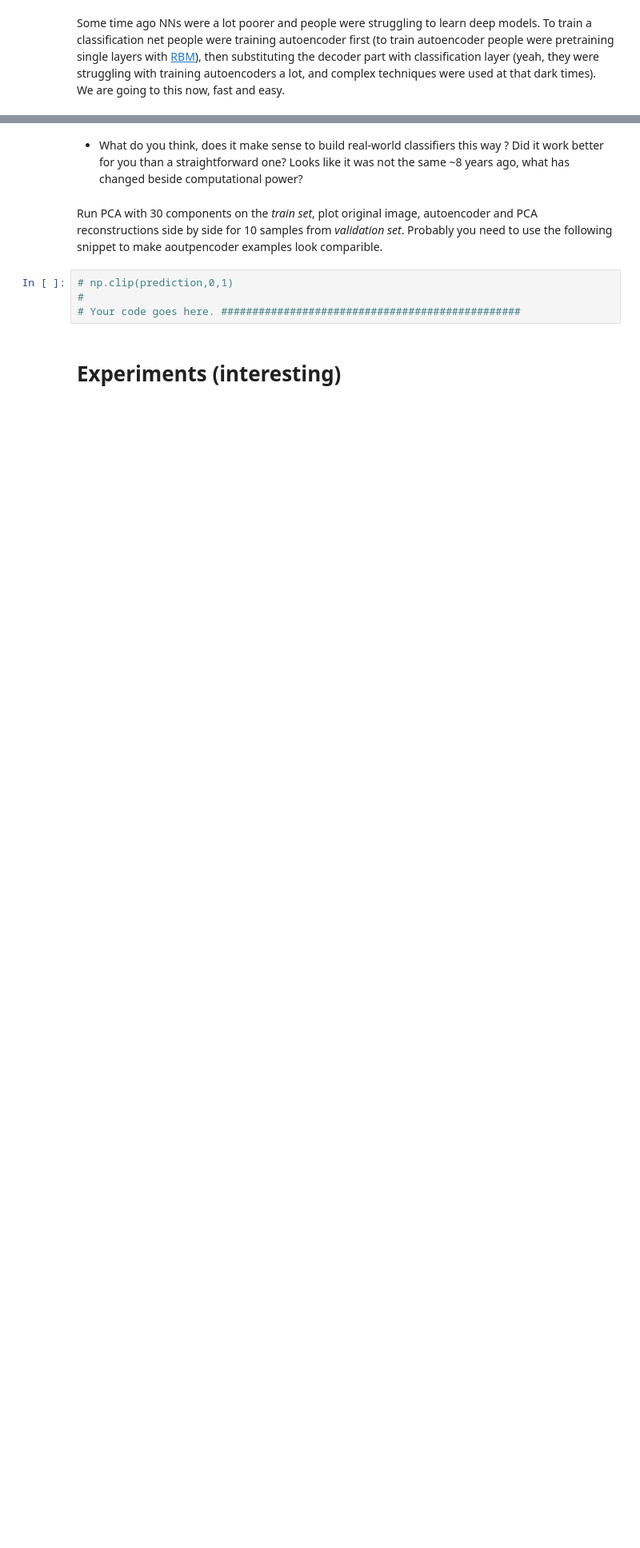
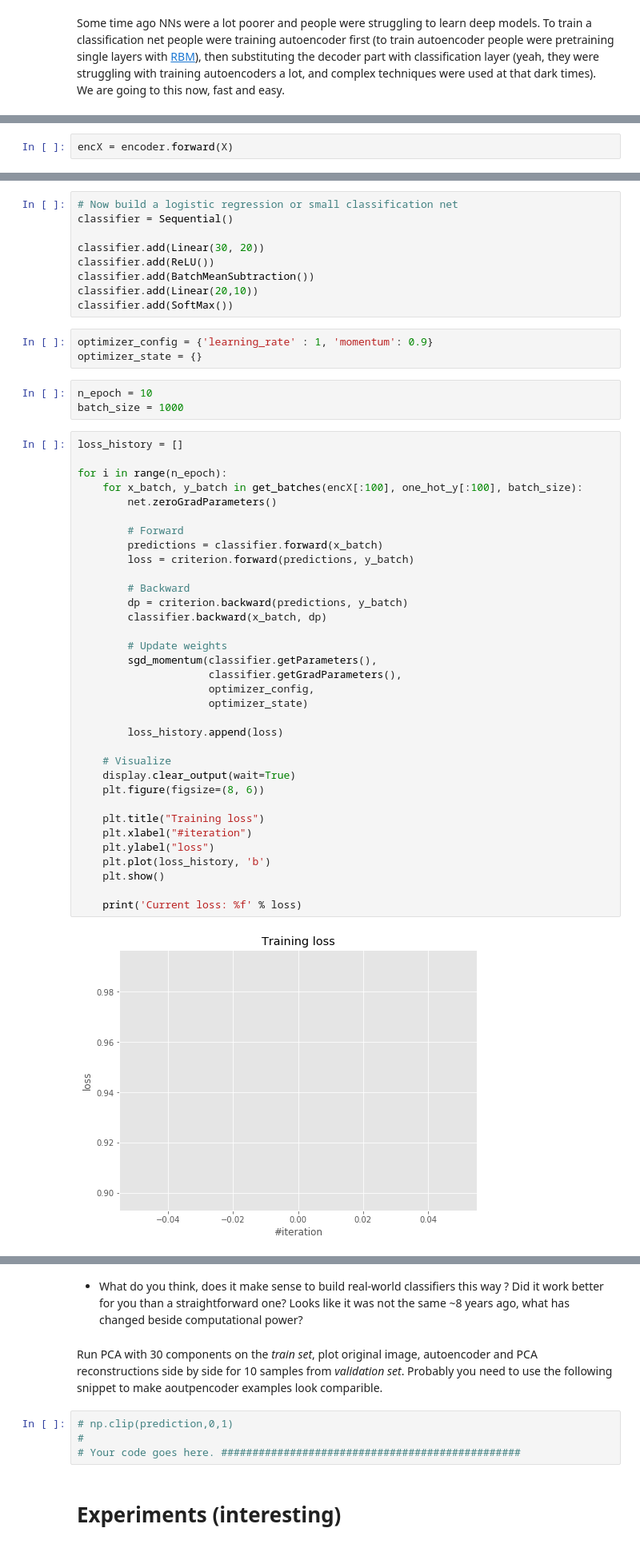
Before and after one commit to hov1417/NNHomework, a Jupyter notebook: session1/assignment2_main.ipynb, the cells around one changed output, grey strips where cells are left out. Shown at 80% size. Drawn from its saved outputs; the diff is of its cells as text; blank space fills up the shorter version.

```diff
--- a/session1/assignment2_main.ipynb
+++ b/session1/assignment2_main.ipynb
@@ -511,0 +723,2 @@ Some time ago NNs were a lot poorer and people were struggling to learn deep mod
+# %%
+encX = encoder.forward(X)
@@ -511,0 +741,51 @@ Some time ago NNs were a lot poorer and people were struggling to learn deep mod
+# %%
+# Now build a logistic regression or small classification net
+classifier = Sequential()
+
+classifier.add(Linear(30, 20))
+classifier.add(ReLU())
+classifier.add(BatchMeanSubtraction())
+classifier.add(Linear(20,10))
+classifier.add(SoftMax())
+# %%
+optimizer_config = {'learning_rate' : 1, 'momentum': 0.9}
+optimizer_state = {}
+# %%
+n_epoch = 10
+batch_size = 1000
+# %%
+loss_history = []
+
+for i in range(n_epoch):
+    for x_batch, y_batch in get_batches(encX[:100], one_hot_y[:100], batch_size):
+        net.zeroGradParameters()
+
+        # Forward
+        predictions = classifier.forward(x_batch)
+        loss = criterion.forward(predictions, y_batch)
+
+        # Backward
+        dp = criterion.backward(predictions, y_batch)
+        classifier.backward(x_batch, dp)
+
+        # Update weights
+        sgd_momentum(classifier.getParameters(),
+                     classifier.getGradParameters(),
+                     optimizer_config,
+                     optimizer_state)
+
+        loss_history.append(loss)
+
+    # Visualize
+    display.clear_output(wait=True)
+    plt.figure(figsize=(8, 6))
+
+    plt.title("Training loss")
+    plt.xlabel("#iteration")
+    plt.ylabel("loss")
+    plt.plot(loss_history, 'b')
+    plt.show()
+
+    print('Current loss: %f' % loss)
+# %% [output]
+[figure, added]
```
Also changed, not shown: parts of 24 cells of this notebook.
